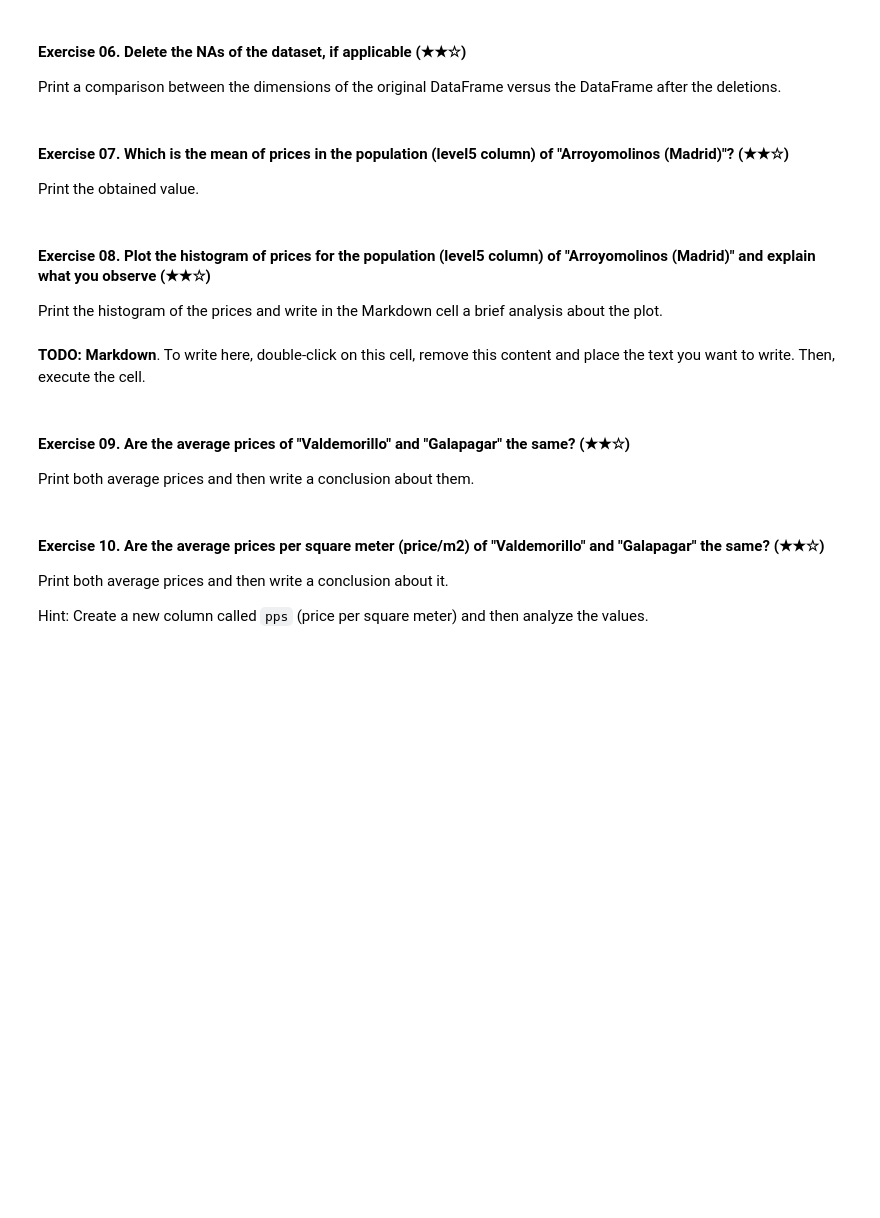
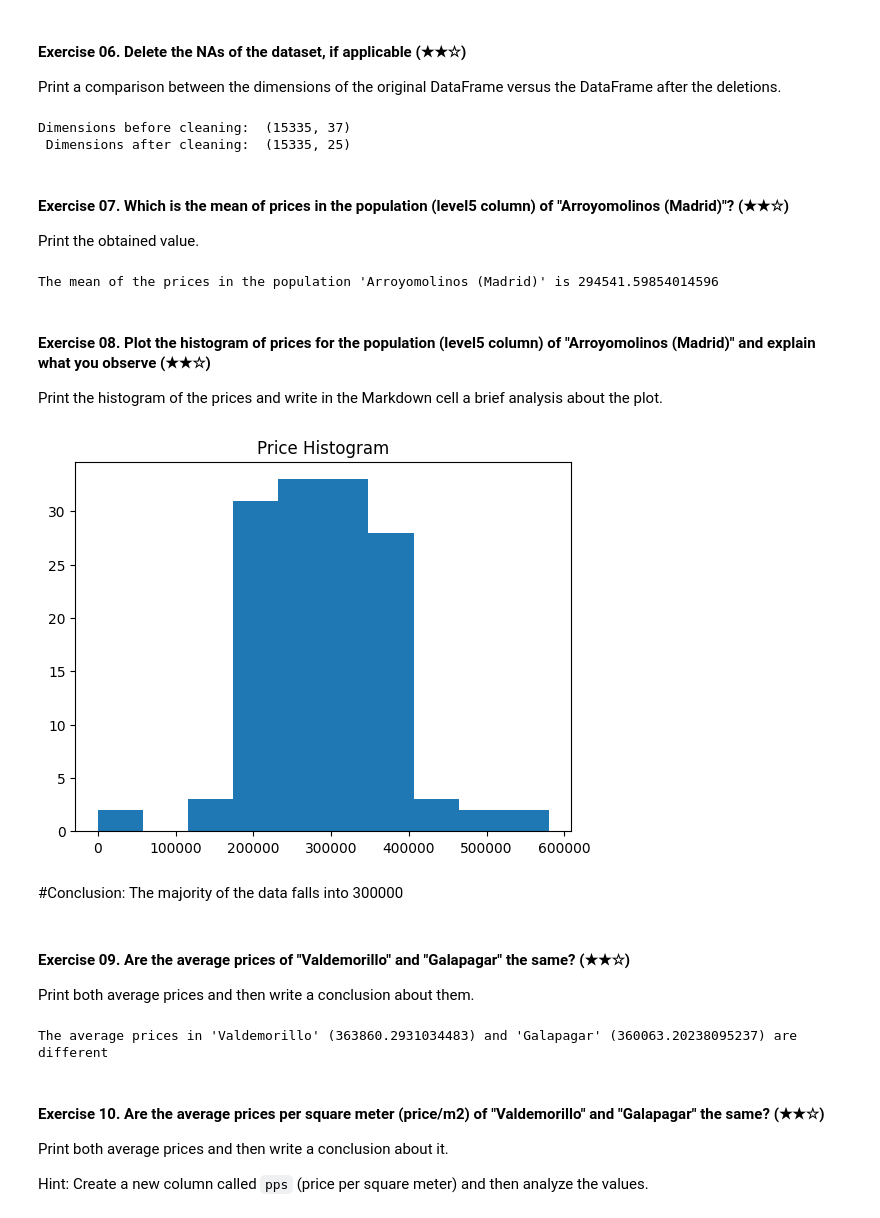
Before and after one commit to Jasn2002/realestate-datacleanup-exercise, a Jupyter notebook: project.ipynb, the cells around one changed output. Saved outputs shown, nothing was run; the diff lists cells and outputs as text; code cells hidden in the pictures; blank space fills up the shorter version.

```diff
--- a/project.ipynb
+++ b/project.ipynb
@@ -77,27 +137,50 @@ Print a boolean value (`True` or `False`) followed by the rows/cols that contain
 
 Print a comparison between the dimensions of the original DataFrame versus the DataFrame after the deletions.
 # %%
-# TODO
+#Removing columns with missing values
+clean_data_set = data_set.dropna(axis = 1)
+print('Dimensions before cleaning: ', data_set.shape, '\n', 'Dimensions after cleaning: ', clean_data_set.shape)
+# %% [output]
+Dimensions before cleaning:  (15335, 37)
+ Dimensions after cleaning:  (15335, 25)
 # %% [markdown]
 #### Exercise 07. Which is the mean of prices in the population (level5 column) of "Arroyomolinos (Madrid)"? (★★☆)
 
 Print the obtained value.
 # %%
-# TODO
+selected_rows = data_set.loc[data_set['level5'] == 'Arroyomolinos (Madrid)']
+print(f"The mean of the prices in the population 'Arroyomolinos (Madrid)' is {selected_rows.price.mean(skipna = True)}")
+# %% [output]
+The mean of the prices in the population 'Arroyomolinos (Madrid)' is 294541.59854014596
 # %% [markdown]
 #### Exercise 08. Plot the histogram of prices for the population (level5 column) of "Arroyomolinos (Madrid)" and explain what you observe (★★☆)
 
 Print the histogram of the prices and write in the Markdown cell a brief analysis about the plot.
 # %%
-# TODO: Code
+plt.hist(selected_rows.price)
+plt.title('Price Histogram')
+plt.savefig('plots/Histogram.png')
+plt.show()
+# %% [output]
+[figure, added]
 # %% [markdown]
-**TODO: Markdown**. To write here, double-click on this cell, remove this content and place the text you want to write. Then, execute the cell.
+#Conclusion:  The majority of the data falls into 300000
 # %% [markdown]
 #### Exercise 09. Are the average prices of "Valdemorillo" and "Galapagar" the same? (★★☆)
 
 Print both average prices and then write a conclusion about them.
 # %%
-# TODO
+def get_population_mean(target_pop : str, target_column : str) -> float:
+    selected_rows = data_set.loc[data_set['level5'] == target_pop]
+    return selected_rows[target_column].mean(skipna = True)
+
+
+avg_price_1 = get_population_mean('Valdemorillo', 'price')
+avg_price_2 = get_population_mean('Galapagar', 'price')
+
+print(f"The average prices in 'Valdemorillo' ({str(avg_price_1)}) and 'Galapagar' ({avg_price_2}) are {'the same' if avg_price_1 == avg_price_2 else 'different'}")
+# %% [output]
+The average prices in 'Valdemorillo' (363860.2931034483) and 'Galapagar' (360063.20238095237) are different
 # %% [markdown]
 #### Exercise 10. Are the average prices per square meter (price/m2) of "Valdemorillo" and "Galapagar" the same? (★★☆)
 
```
Also changed, not shown: parts of 20 cells of this notebook, 1 other file.
